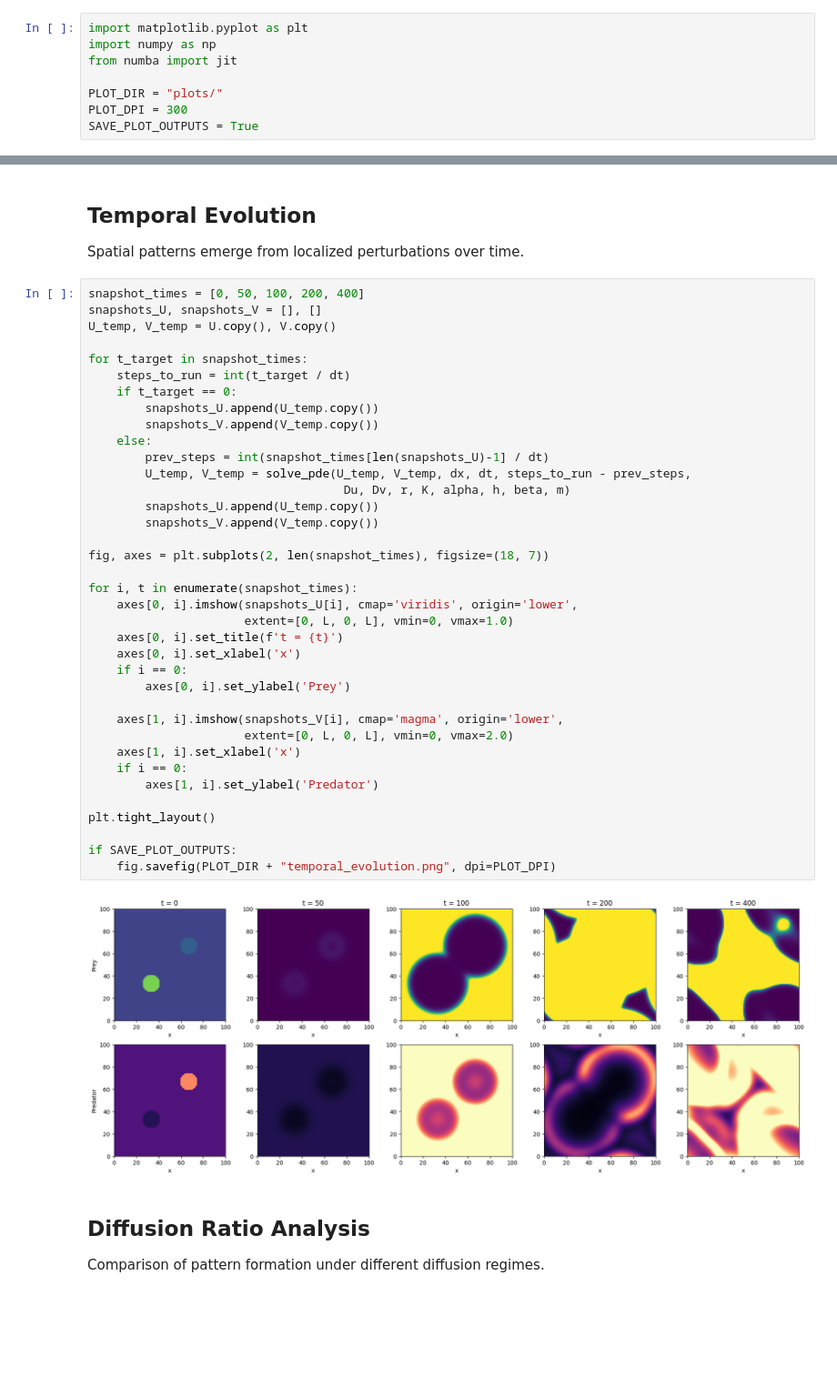
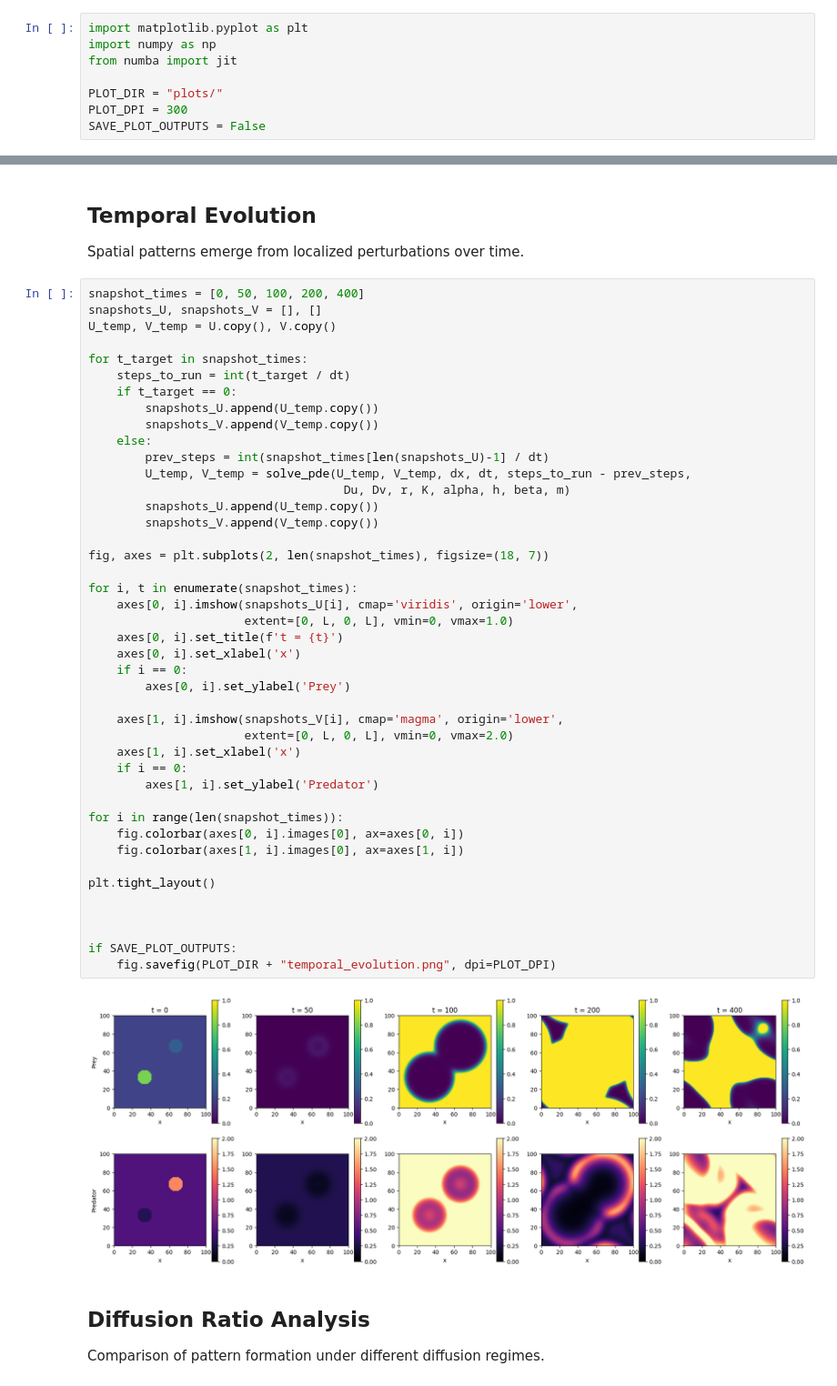
Before and after one commit to salernoelia/V5-2_project, a Jupyter notebook: project.ipynb, the cells around one changed output, grey strips where cells are left out. Shown at 91% size. Cells and saved outputs as stored; diff of their text form; blank space fills up the shorter version.

```diff
--- a/project.ipynb
+++ b/project.ipynb
@@ -14,7 +14,7 @@ from numba import jit
 
 PLOT_DIR = "plots/"
 PLOT_DPI = 300
-SAVE_PLOT_OUTPUTS = True
+SAVE_PLOT_OUTPUTS = False
 # %% [markdown]
 ## Model Equations
 
@@ -181,34 +181,40 @@ for t_target in snapshot_times:
         snapshots_U.append(U_temp.copy())
         snapshots_V.append(V_temp.copy())
     else:
         prev_steps = int(snapshot_times[len(snapshots_U)-1] / dt)
         U_temp, V_temp = solve_pde(U_temp, V_temp, dx, dt, steps_to_run - prev_steps,
                                     Du, Dv, r, K, alpha, h, beta, m)
         snapshots_U.append(U_temp.copy())
         snapshots_V.append(V_temp.copy())
 
 fig, axes = plt.subplots(2, len(snapshot_times), figsize=(18, 7))
 
 for i, t in enumerate(snapshot_times):
     axes[0, i].imshow(snapshots_U[i], cmap='viridis', origin='lower',
                       extent=[0, L, 0, L], vmin=0, vmax=1.0)
     axes[0, i].set_title(f't = {t}')
     axes[0, i].set_xlabel('x')
     if i == 0:
         axes[0, i].set_ylabel('Prey')
 
     axes[1, i].imshow(snapshots_V[i], cmap='magma', origin='lower',
                       extent=[0, L, 0, L], vmin=0, vmax=2.0)
     axes[1, i].set_xlabel('x')
     if i == 0:
         axes[1, i].set_ylabel('Predator')
 
+for i in range(len(snapshot_times)):
+    fig.colorbar(axes[0, i].images[0], ax=axes[0, i])
+    fig.colorbar(axes[1, i].images[0], ax=axes[1, i])
+
 plt.tight_layout()
+
+
 
 if SAVE_PLOT_OUTPUTS:
     fig.savefig(PLOT_DIR + "temporal_evolution.png", dpi=PLOT_DPI)
 # %% [output]
-[figure, old version]
+[figure, new version]
 # %% [markdown]
 ## Diffusion Ratio Analysis
 
```
Also changed, not shown: 5 other files.
